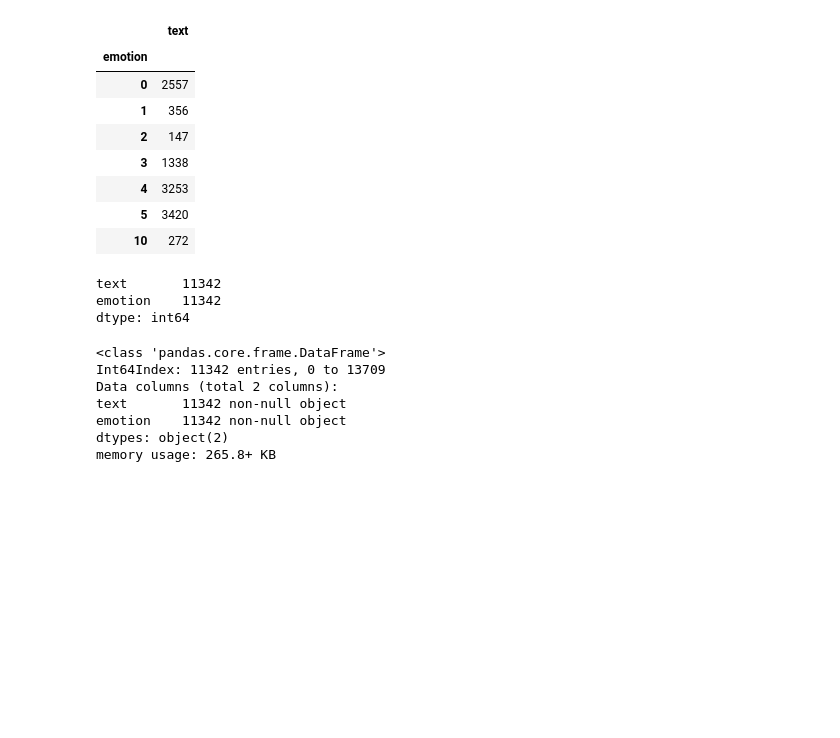
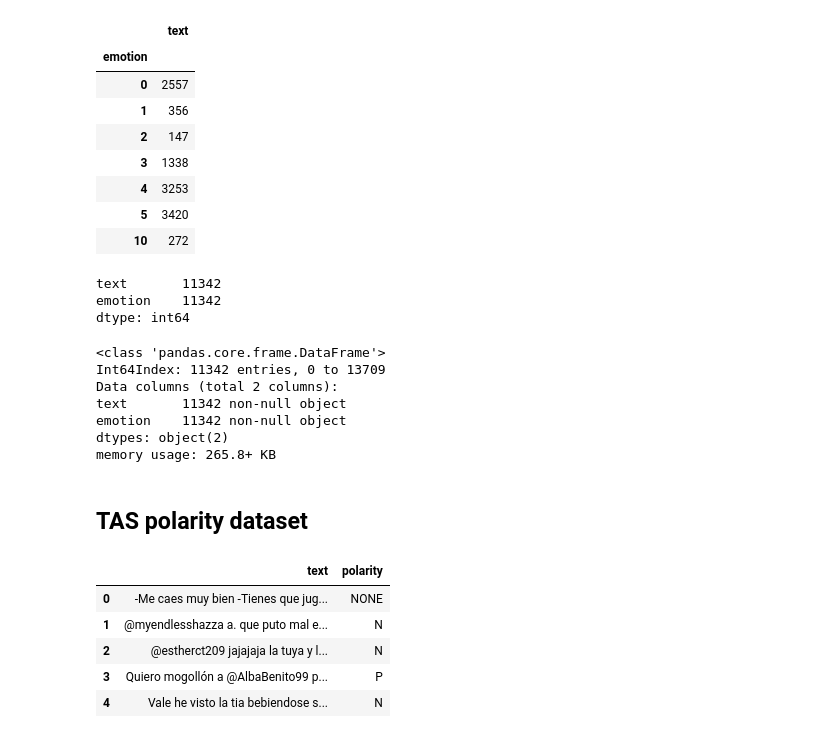
Before and after one commit to ivangolo/text-classification, a Jupyter notebook: notebooks/data_clean.ipynb, the cells around one changed output. Saved outputs shown, nothing was run; the diff lists cells and outputs as text; code cells hidden in the pictures; blank space fills up the shorter version.

Commit message:
Clean tass dataset; extend polarity dataset

```diff
--- a/notebooks/data_clean.ipynb
+++ b/notebooks/data_clean.ipynb
@@ -200,3 +200,16 @@ dtypes: object(2)
 memory usage: 265.8+ KB
 # %%
 df.to_csv('../data/emotion.csv', index=False, sep=";")
+# %% [markdown]
+## TAS polarity dataset
+# %%
+df = pd.read_csv('../data/tass_tweets_es.csv')
+# %%
+df.head()
+# %% [output]
+|  | text | polarity |
+| 0 | -Me caes muy bien -Tienes que jug... | NONE |
+| 1 | @myendlesshazza a. que puto mal e... | N |
+| 2 | @estherct209 jajajaja la tuya y l... | N |
+| 3 | Quiero mogollón a @AlbaBenito99 p... | P |
+| 4 | Vale he visto la tia bebiendose s... | N |
```
Also changed, not shown: parts of 8 cells of this notebook, 3 other files.
